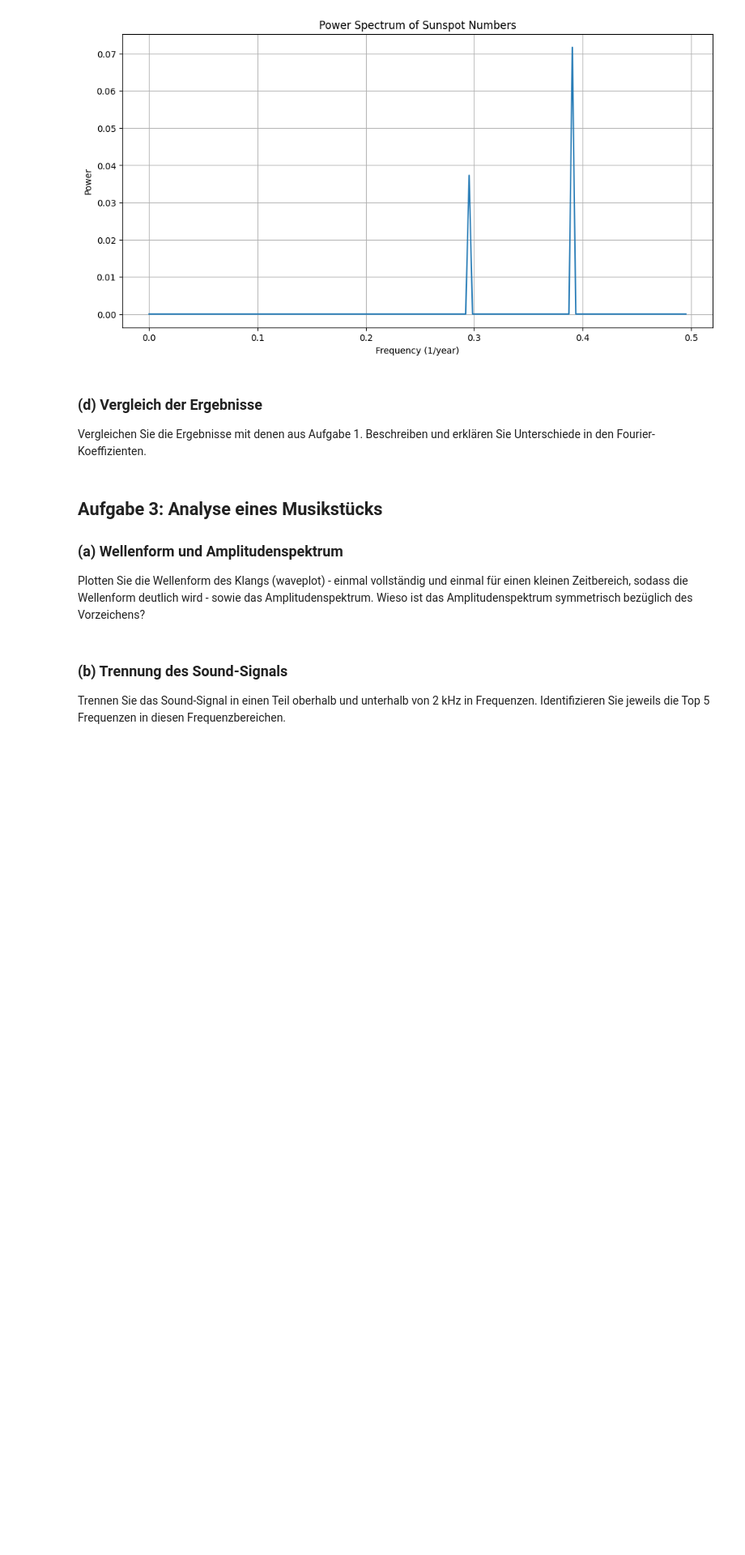
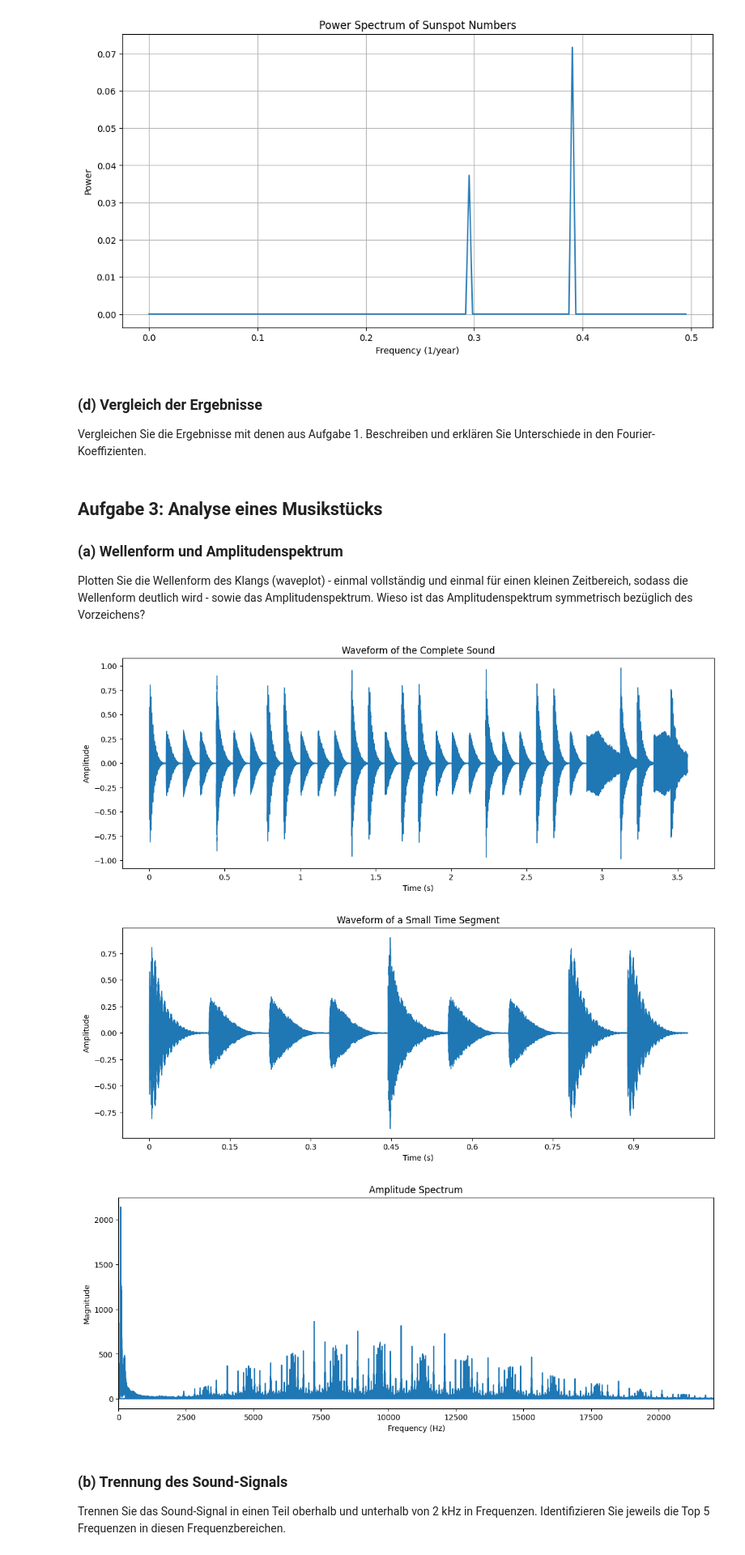
Before and after one commit to infamousperi/FourierTransformation, a Jupyter notebook: MC2.ipynb, the cells around one changed output. Shown at 81% size. Saved outputs shown, nothing was run; the diff lists cells and outputs as text; code cells hidden in the pictures; blank space fills up the shorter version.

```diff
--- a/MC2.ipynb
+++ b/MC2.ipynb
@@ -155,3 +158,16 @@ Plotten Sie die Wellenform des Klangs (waveplot) - einmal vollständig und einma
+# %%
+filename = 'Data/music.wav'
+y, sr = FA_music.load_audio(filename)
+# %%
+FA_music.plot_waveform(y, sr, 'Waveform of the Complete Sound')
+FA_music.plot_waveform(y, sr, 'Waveform of a Small Time Segment', end=sr)
+
+Y, Y_mag, freq = FA_music.compute_amplitude_spectrum(y, sr)
+FA_music.plot_amplitude_spectrum(freq, Y_mag, sr)
+# %% [output]
+[figure, added]
+[figure, added]
+[figure, added]
 # %% [markdown]
 ### (b) Trennung des Sound-Signals
 Trennen Sie das Sound-Signal in einen Teil oberhalb und unterhalb von 2 kHz in Frequenzen. Identifizieren Sie jeweils die Top 5 Frequenzen in diesen Frequenzbereichen.
```
Also changed, not shown: parts of 9 cells of this notebook, 1 other file.
